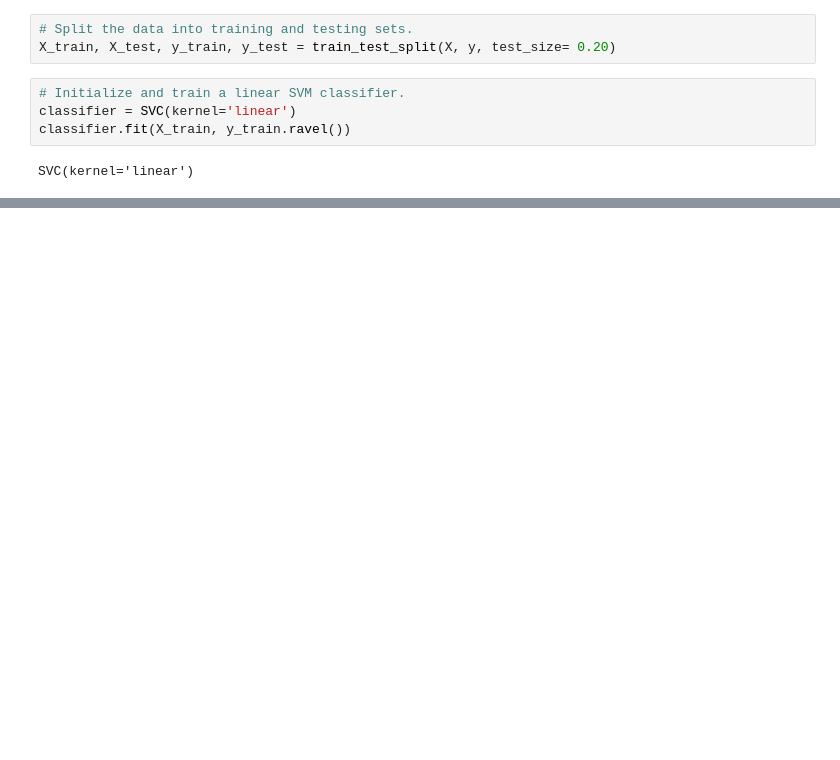
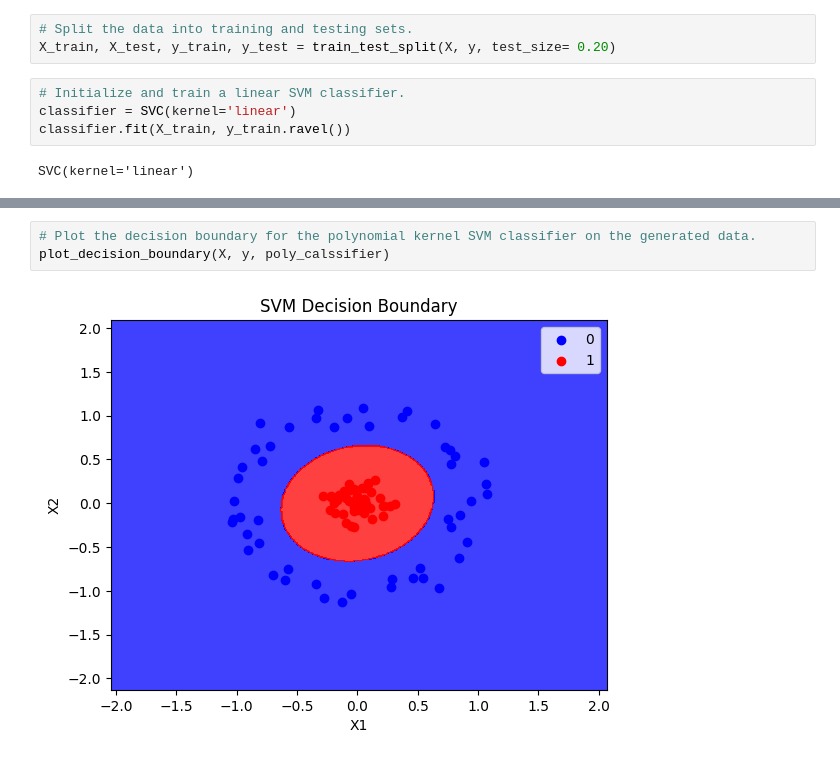
Before and after one commit to Saifullah785/machine-learning-engineer-roadmap, a Jupyter notebook: Lecture_73_Support_Vector_Machines_SVM/Lecture_73_Kernel_Trick_SVM.ipynb, the cells around one changed output, grey strips where cells are left out. Saved outputs shown, nothing was run; the diff lists cells and outputs as text; blank space fills up the shorter version.

```diff
--- a/Lecture_73_Support_Vector_Machines_SVM/Lecture_73_Kernel_Trick_SVM.ipynb
+++ b/Lecture_73_Support_Vector_Machines_SVM/Lecture_73_Kernel_Trick_SVM.ipynb
@@ -88,0 +130,5 @@ plot_3d_plot(X, y)
+# %%
+# Plot the decision boundary for the polynomial kernel SVM classifier on the generated data.
+plot_decision_boundary(X, y, poly_calssifier)
+# %% [output]
+[figure, added]
```
Also changed, not shown: parts of 17 cells of this notebook.
